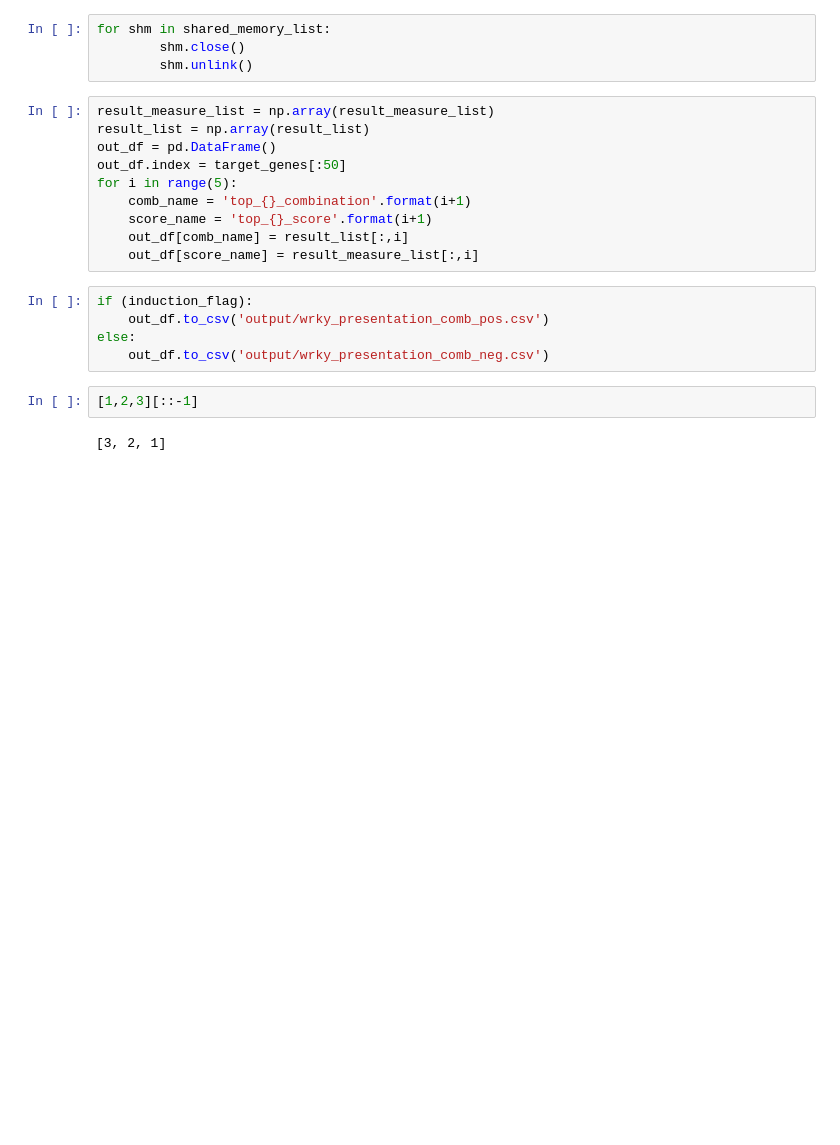
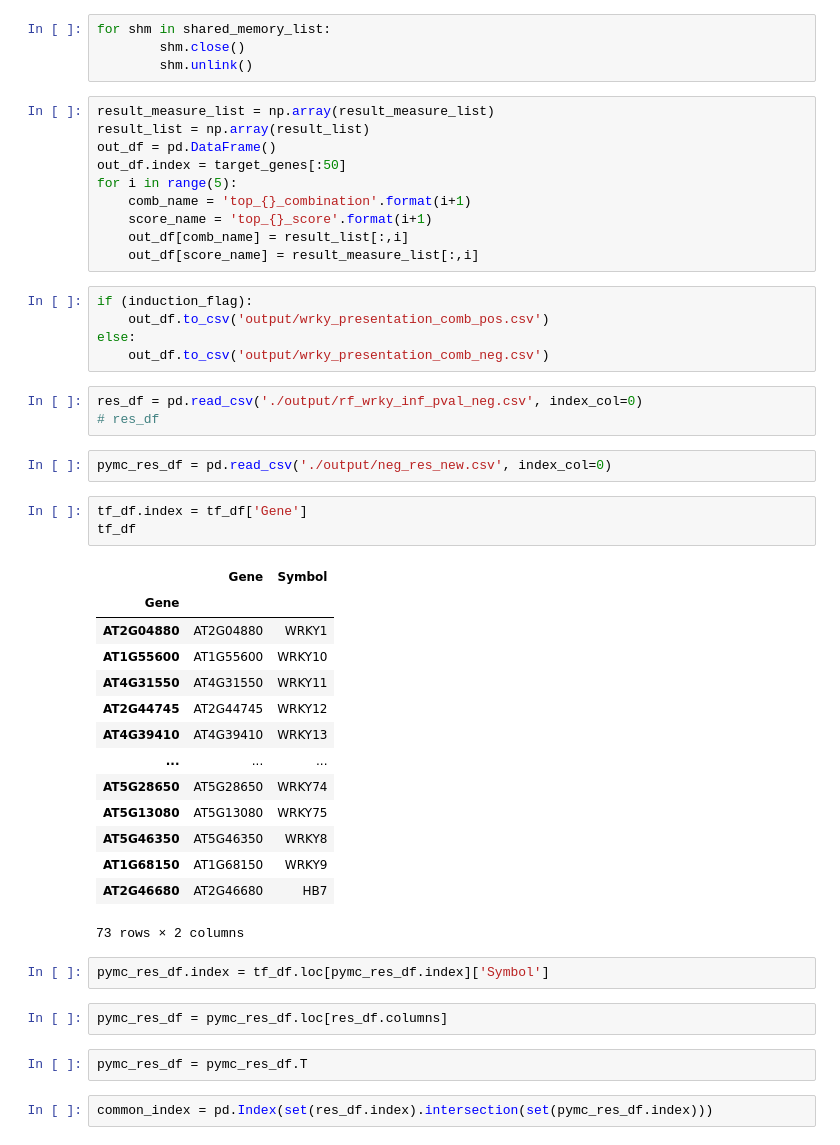
Before and after one commit to IcyFermion/feature_synergy, a Jupyter notebook: exp_wrky_perturb.ipynb, the cells around one changed output. Saved outputs shown, nothing was run; the diff lists cells and outputs as text; blank space fills up the shorter version.

```diff
--- a/exp_wrky_perturb.ipynb
+++ b/exp_wrky_perturb.ipynb
@@ -304,7 +251,34 @@ if (induction_flag):
     out_df.to_csv('output/wrky_presentation_comb_pos.csv')
 else:
     out_df.to_csv('output/wrky_presentation_comb_neg.csv')
-# %%
-[1,2,3][::-1]
-# %% [output]
-[3, 2, 1]
+# %%
+res_df = pd.read_csv('./output/rf_wrky_inf_pval_neg.csv', index_col=0)
+# res_df
+# %%
+pymc_res_df = pd.read_csv('./output/neg_res_new.csv', index_col=0)
+# %%
+tf_df.index = tf_df['Gene']
+tf_df
+# %% [output]
+|  | Gene | Symbol |
+| Gene |  |  |
+| AT2G04880 | AT2G04880 | WRKY1 |
+| AT1G55600 | AT1G55600 | WRKY10 |
+| AT4G31550 | AT4G31550 | WRKY11 |
+| AT2G44745 | AT2G44745 | WRKY12 |
+| AT4G39410 | AT4G39410 | WRKY13 |
+| ... | ... | ... |
+| AT5G28650 | AT5G28650 | WRKY74 |
+| AT5G13080 | AT5G13080 | WRKY75 |
+| AT5G46350 | AT5G46350 | WRKY8 |
+| AT1G68150 | AT1G68150 | WRKY9 |
+| AT2G46680 | AT2G46680 | HB7 |
+73 rows × 2 columns
+# %%
+pymc_res_df.index = tf_df.loc[pymc_res_df.index]['Symbol']
+# %%
+pymc_res_df = pymc_res_df.loc[res_df.columns]
+# %%
+pymc_res_df = pymc_res_df.T
+# %%
+common_index = pd.Index(set(res_df.index).intersection(set(pymc_res_df.index)))
```
Also changed, not shown: parts of 29 cells of this notebook, 2 other files.
